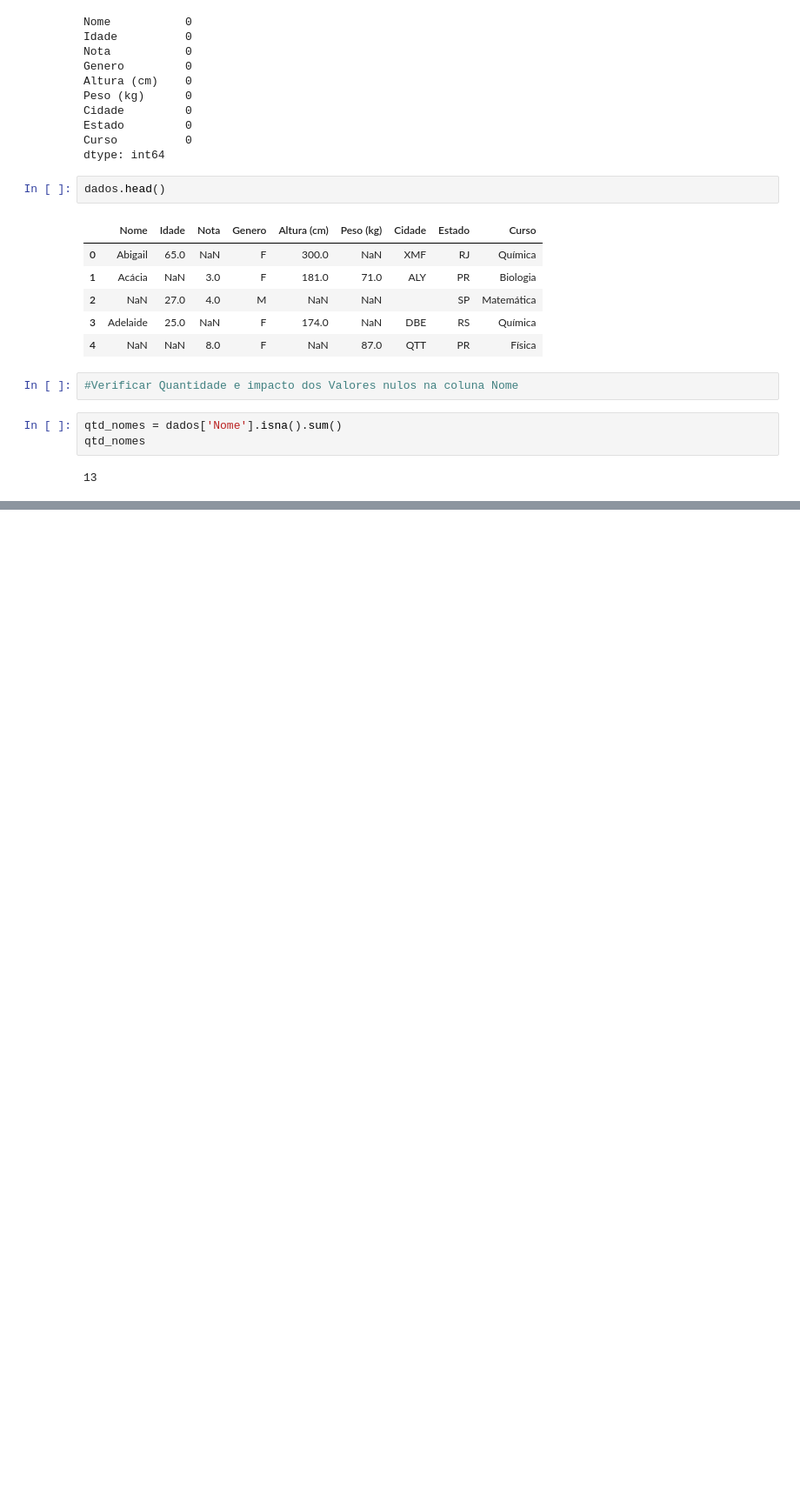
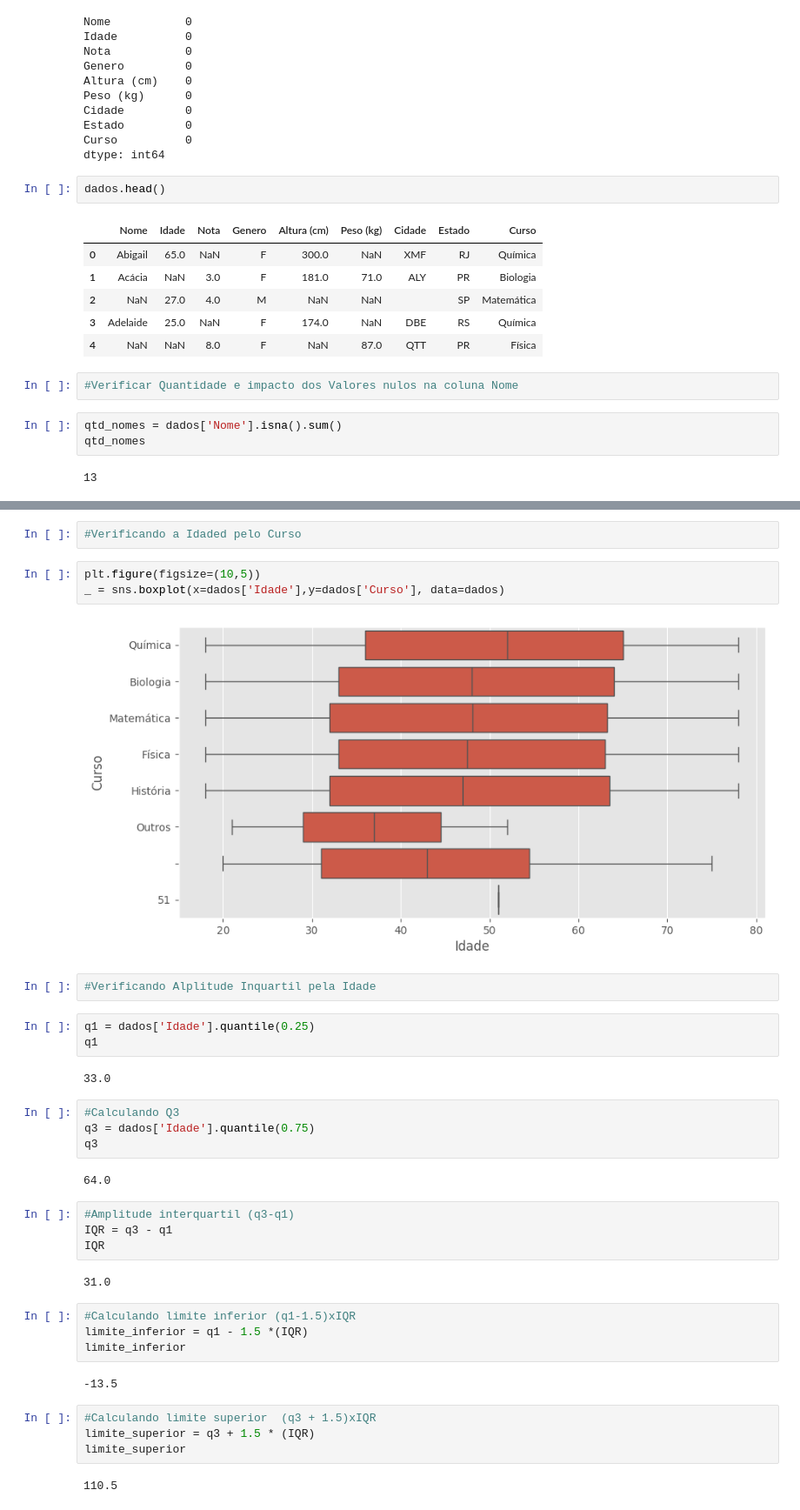
Before and after one commit to Gcango/Projecto_Limpeza_dados_datascience, a Jupyter notebook: Limpeza_dados_dataScience.ipynb, the cells around one changed output, grey strips where cells are left out. Shown at 87% size. Cells and saved outputs as stored; diff of their text form; blank space fills up the shorter version.

```diff
--- a/Limpeza_dados_dataScience.ipynb
+++ b/Limpeza_dados_dataScience.ipynb
@@ -258,0 +441,38 @@ qtd_nomes
+# %%
+#Verificando a Idaded pelo Curso
+# %%
+plt.figure(figsize=(10,5))
+_ = sns.boxplot(x=dados['Idade'],y=dados['Curso'], data=dados)
+# %% [output]
+[figure, added]
+# %%
+#Verificando Alplitude Inquartil pela Idade
+# %%
+q1 = dados['Idade'].quantile(0.25)
+q1
+# %% [output]
+33.0
+# %%
+#Calculando Q3
+q3 = dados['Idade'].quantile(0.75)
+q3
+# %% [output]
+64.0
+# %%
+#Amplitude interquartil (q3-q1)
+IQR = q3 - q1
+IQR
+# %% [output]
+31.0
+# %%
+#Calculando limite inferior (q1-1.5)xIQR
+limite_inferior = q1 - 1.5 *(IQR)
+limite_inferior
+# %% [output]
+-13.5
+# %%
+#Calculando limite superior  (q3 + 1.5)xIQR
+limite_superior = q3 + 1.5 * (IQR)
+limite_superior
+# %% [output]
+110.5
```
Also changed, not shown: parts of 41 cells of this notebook.
